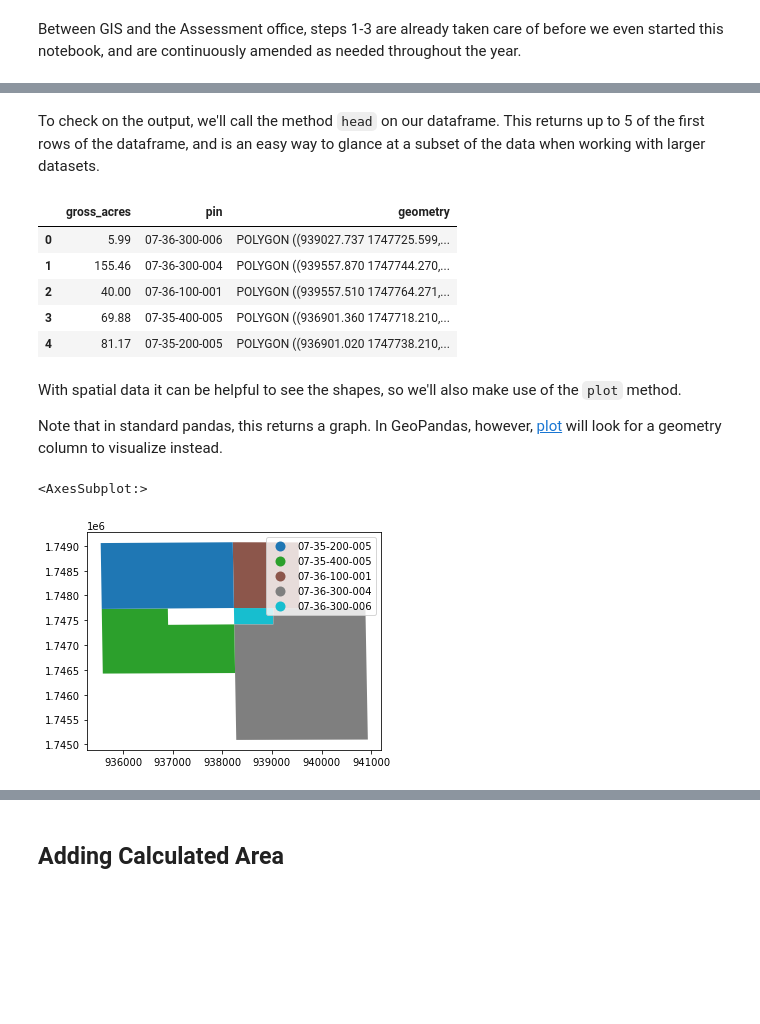
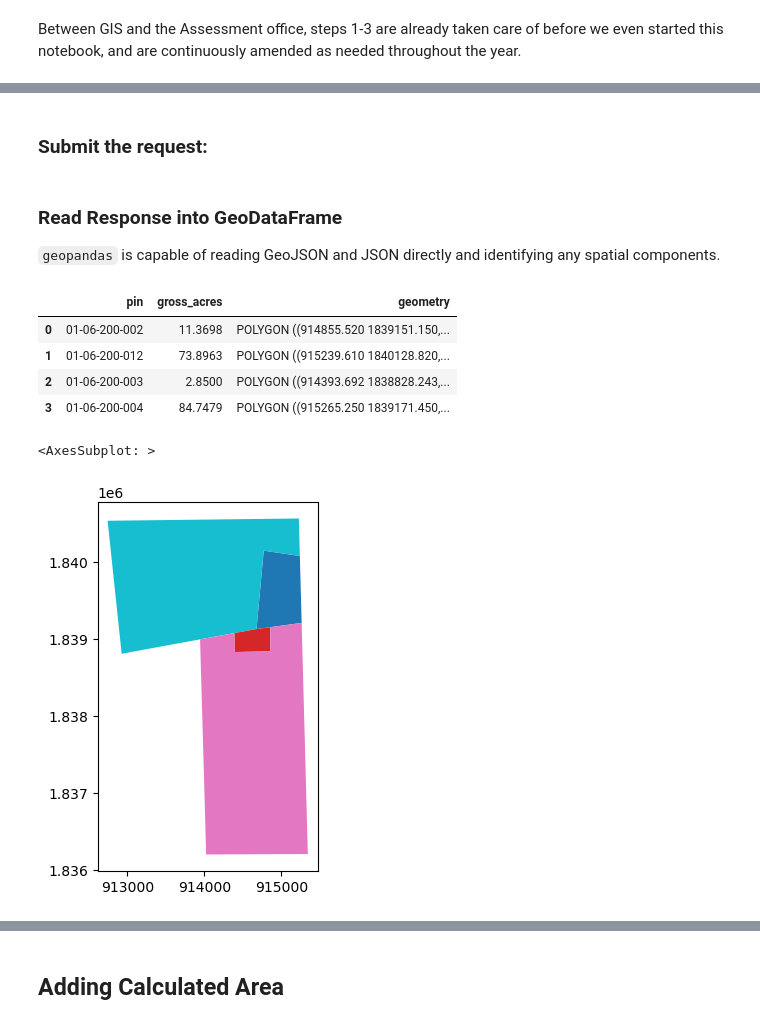
Before and after one commit to kcgis/farm-cards, a Jupyter notebook: farm-cards.ipynb, the cells around one changed output, grey strips where cells are left out. Cells and saved outputs as stored; diff of their text form; code cells hidden in the pictures; blank space fills up the shorter version.

```diff
--- a/farm-cards.ipynb
+++ b/farm-cards.ipynb
@@ -222,31 +97,30 @@ We then submit that query to the REST endpoint and use GeoPandas to read the res
 # %%
 parcels_params = {
-    'where': f"pin IN ({','.join(pin_list)})",
+    'where': "pin LIKE '01-06-2%'",
     'outFields': 'gross_acres, pin',
     'outSR': sr,
     'f': 'geojson'
 }
+# %% [markdown]
+### Submit the request:
 # %%
 parcels = requests.get(parcels_url, parcels_params)
+# %% [markdown]
+### Read Response into GeoDataFrame
+
+`geopandas` is capable of reading GeoJSON and JSON directly and identifying any spatial components.
 # %%
 p_df = gp.read_file(parcels.text)
-# %% [markdown]
-To check on the output, we'll call the method `head` on our dataframe. This returns up to 5 of the first rows of the dataframe, and is an easy way to glance at a subset of the data when working with larger datasets.
 # %%
 p_df.head()
 # %% [output]
-|  | gross_acres | pin | geometry |
-| 0 | 5.99 | 07-36-300-006 | POLYGON ((939027.737 1747725.599,... |
-| 1 | 155.46 | 07-36-300-004 | POLYGON ((939557.870 1747744.270,... |
-| 2 | 40.00 | 07-36-100-001 | POLYGON ((939557.510 1747764.271,... |
-| 3 | 69.88 | 07-35-400-005 | POLYGON ((936901.360 1747718.210,... |
-| 4 | 81.17 | 07-35-200-005 | POLYGON ((936901.020 1747738.210,... |
+|  | pin | gross_acres | geometry |
+| 0 | 01-06-200-002 | 11.3698 | POLYGON ((914855.520 1839151.150,... |
+| 1 | 01-06-200-012 | 73.8963 | POLYGON ((915239.610 1840128.820,... |
+| 2 | 01-06-200-003 | 2.8500 | POLYGON ((914393.692 1838828.243,... |
+| 3 | 01-06-200-004 | 84.7479 | POLYGON ((915265.250 1839171.450,... |
-# %% [markdown]
-With spatial data it can be helpful to see the shapes, so we'll also make use of the `plot` method.
-
-Note that in standard pandas, this returns a graph. In GeoPandas, however, [plot](https://geopandas.org/docs/reference/api/geopandas.GeoDataFrame.plot.html?highlight=plot#geopandas.GeoDataFrame.plot) will look for a geometry column to visualize instead.
 # %%
-p_df.plot(column='pin', legend=True)
+p_df.plot(column='pin')
 # %% [output]
-<AxesSubplot:>
+<AxesSubplot: >
-[figure, old version]
+[figure, new version]
```
Also changed, not shown: parts of 65 cells of this notebook.
